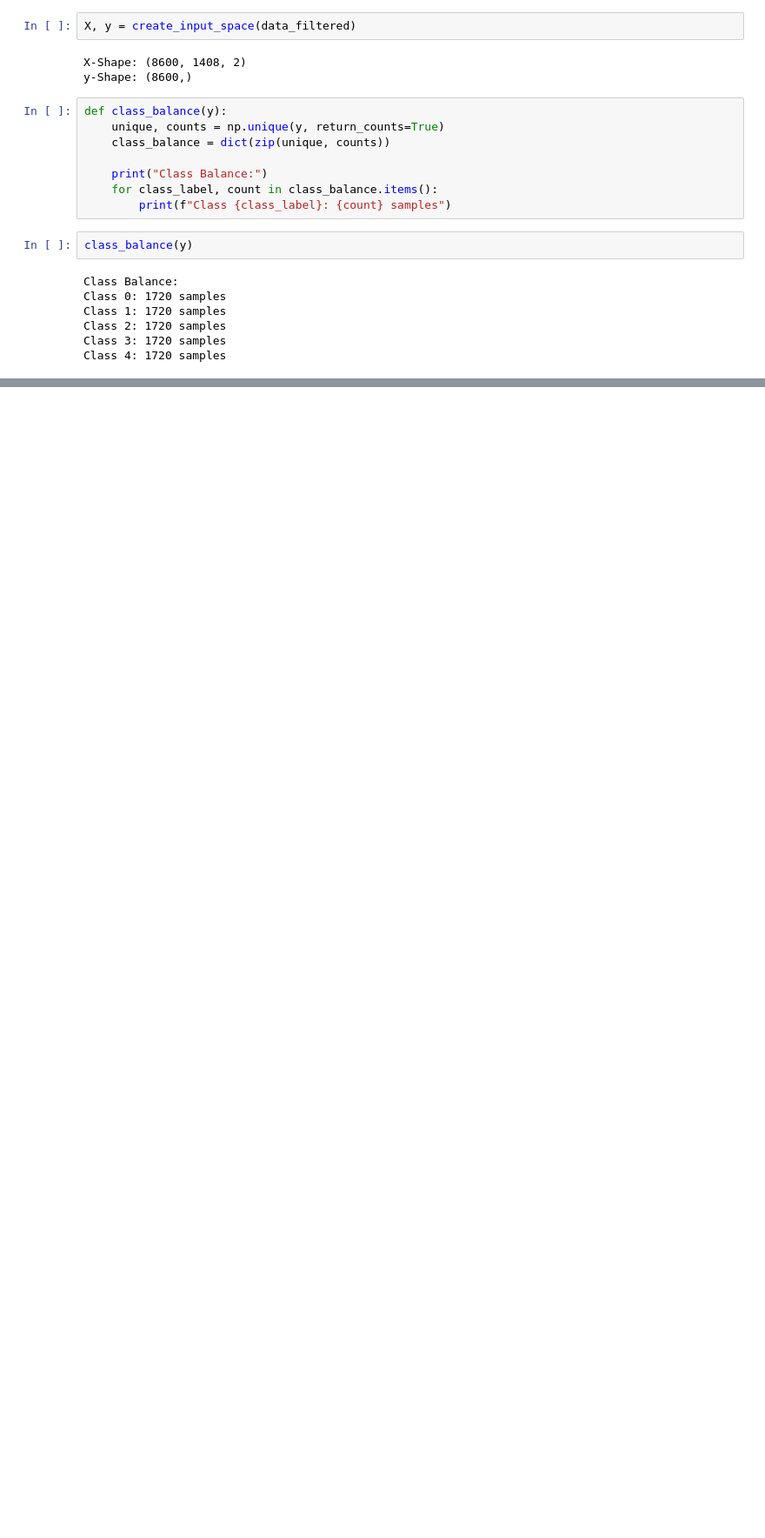
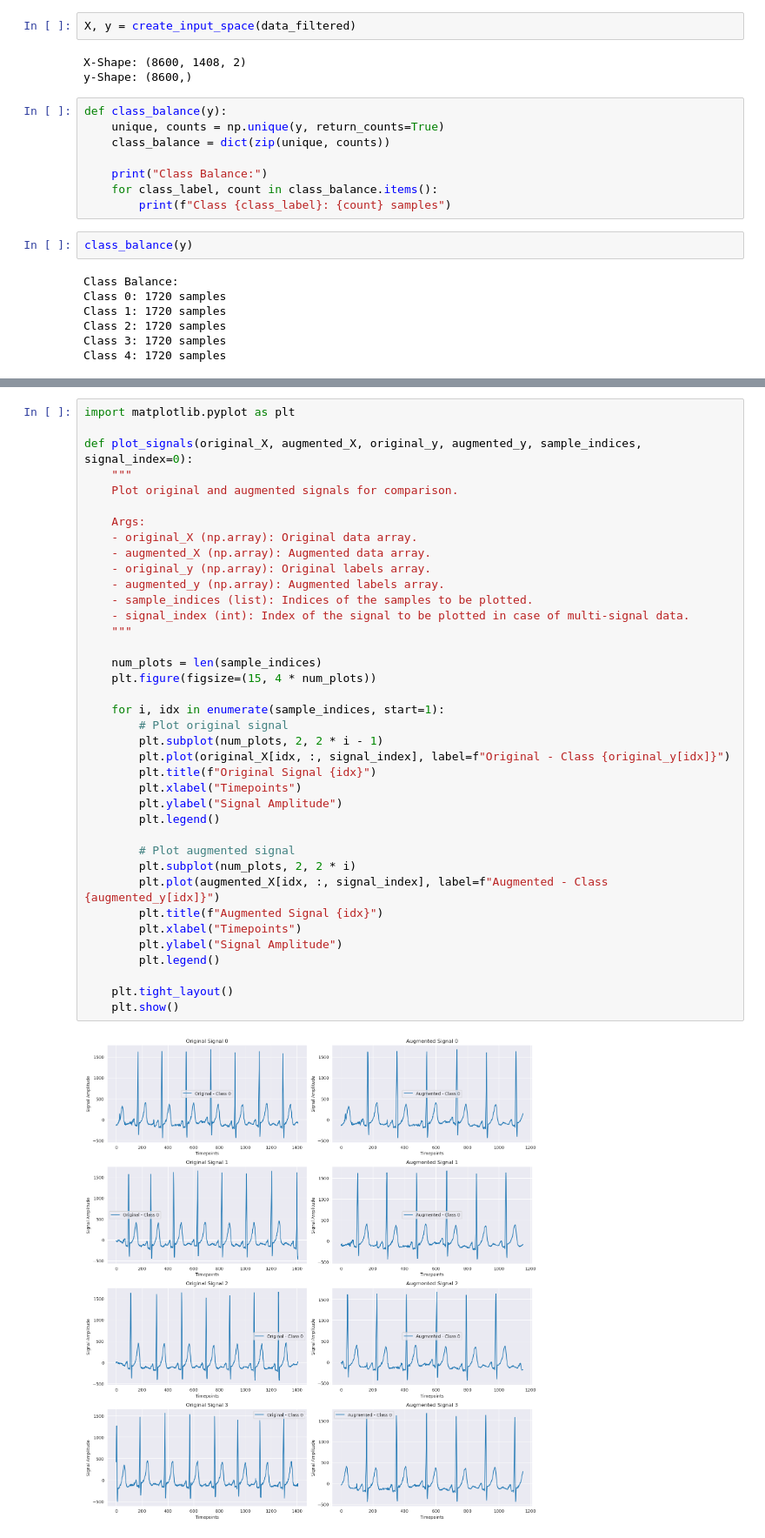
Before and after one commit to davidokel/BioVID-Analysis, a Jupyter notebook: Data Investigation.ipynb, the cells around one changed output, grey strips where cells are left out. Shown at 87% size. Cells and saved outputs as stored; diff of their text form; blank space fills up the shorter version.

```diff
--- a/Data Investigation.ipynb
+++ b/Data Investigation.ipynb
@@ -77,3 +69,43 @@ Class 1: 8600 samples
 Class 2: 8600 samples
 Class 3: 8600 samples
 Class 4: 8600 samples
+# %%
+import matplotlib.pyplot as plt
+
+def plot_signals(original_X, augmented_X, original_y, augmented_y, sample_indices, signal_index=0):
+    """
+    Plot original and augmented signals for comparison.
+
+    Args:
+    - original_X (np.array): Original data array.
+    - augmented_X (np.array): Augmented data array.
+    - original_y (np.array): Original labels array.
+    - augmented_y (np.array): Augmented labels array.
+    - sample_indices (list): Indices of the samples to be plotted.
+    - signal_index (int): Index of the signal to be plotted in case of multi-signal data.
+    """
+
+    num_plots = len(sample_indices)
+    plt.figure(figsize=(15, 4 * num_plots))
+
+    for i, idx in enumerate(sample_indices, start=1):
+        # Plot original signal
+        plt.subplot(num_plots, 2, 2 * i - 1)
+        plt.plot(original_X[idx, :, signal_index], label=f"Original - Class {original_y[idx]}")
+        plt.title(f"Original Signal {idx}")
+        plt.xlabel("Timepoints")
+        plt.ylabel("Signal Amplitude")
+        plt.legend()
+
+        # Plot augmented signal
+        plt.subplot(num_plots, 2, 2 * i)
+        plt.plot(augmented_X[idx, :, signal_index], label=f"Augmented - Class {augmented_y[idx]}")
+        plt.title(f"Augmented Signal {idx}")
+        plt.xlabel("Timepoints")
+        plt.ylabel("Signal Amplitude")
+        plt.legend()
+
+    plt.tight_layout()
+    plt.show()
+# %% [output]
+[figure, added]
```
Also changed, not shown: parts of 5 cells of this notebook, 5 other files.
